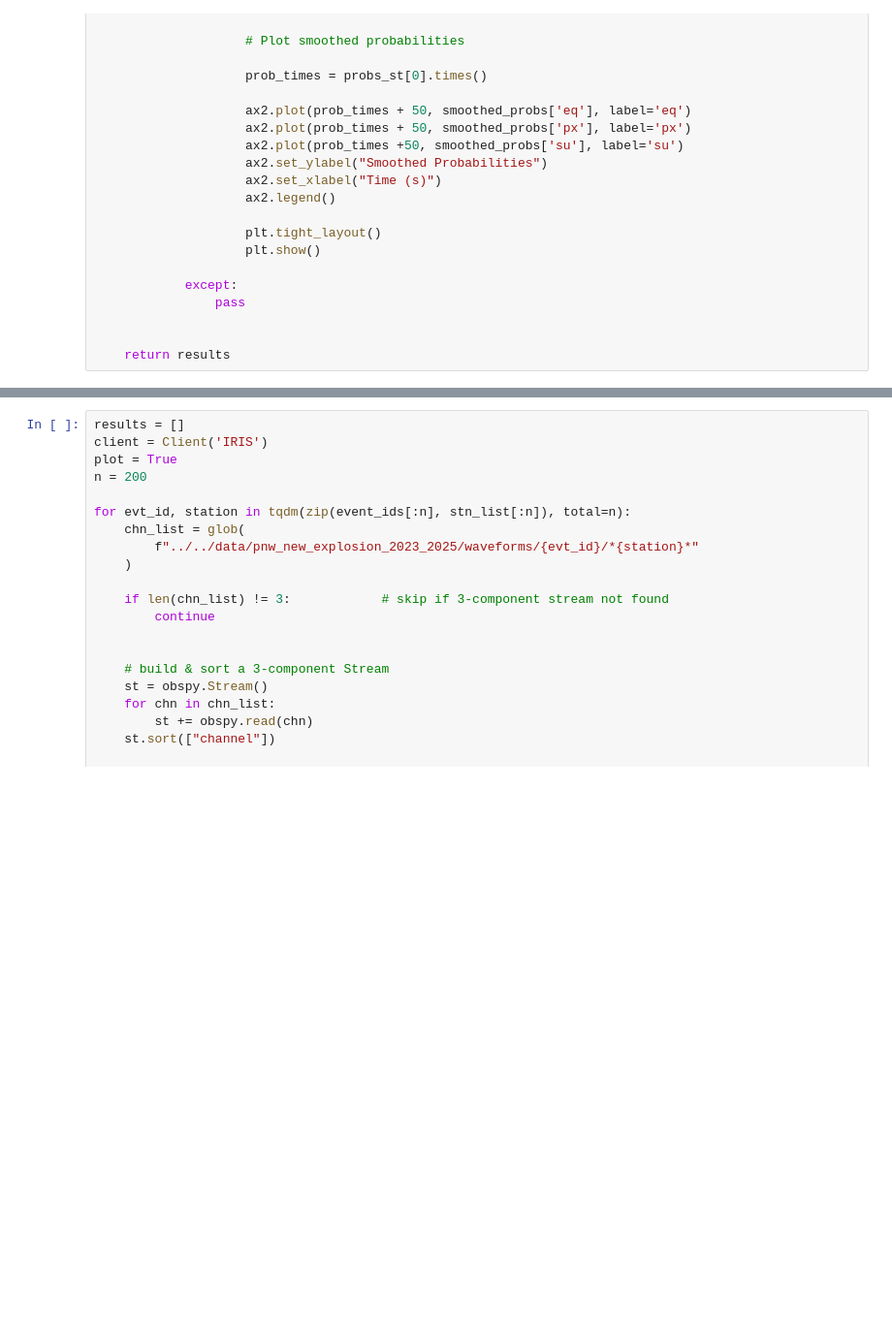
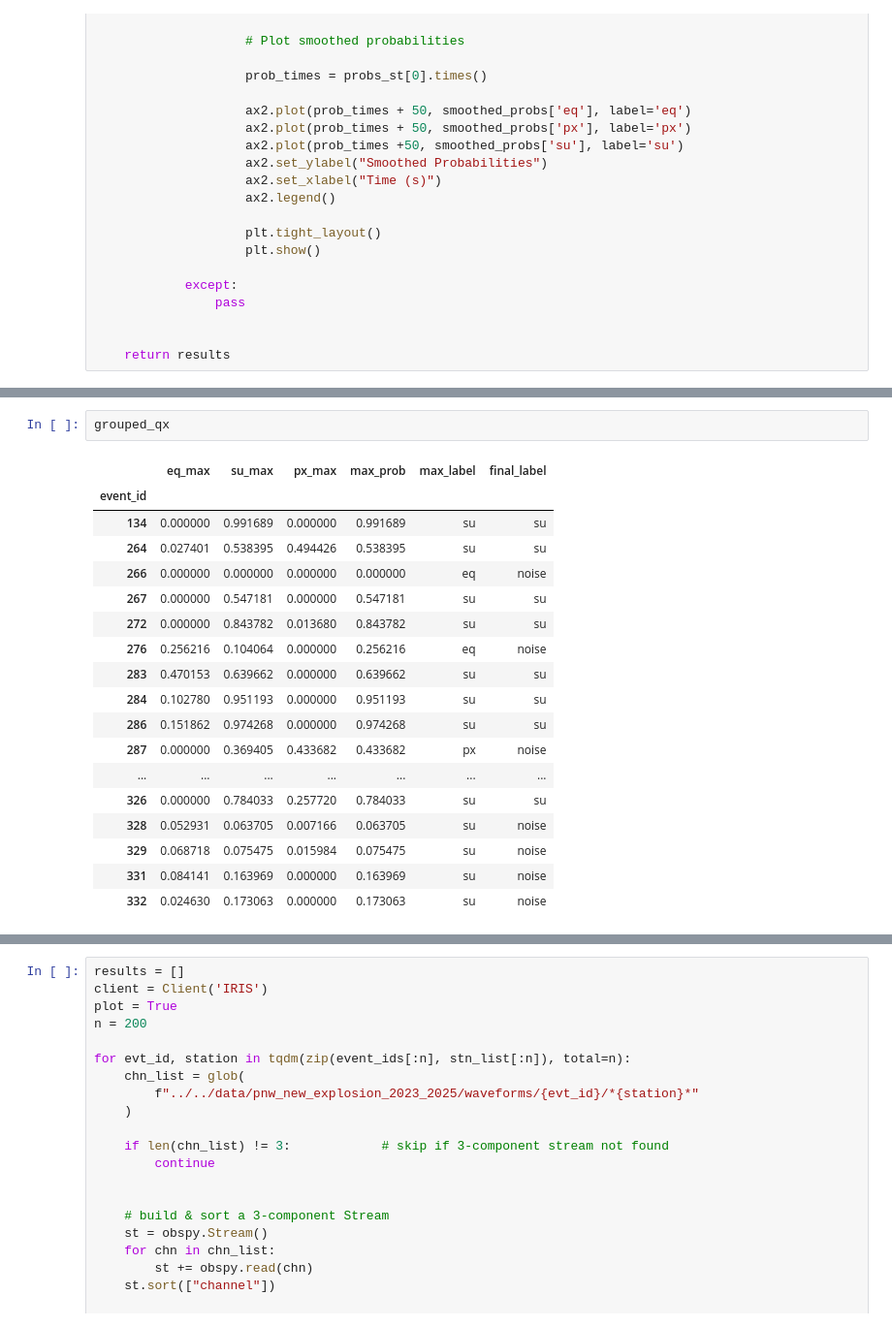
Before and after one commit to Akashkharita/PNW_Seismic_Event_Classification, a Jupyter notebook: deep_learning/notebooks/testing_on_new_esec_events.ipynb, the cells around one changed output, grey strips where cells are left out. Shown at 97% size. Cells and saved outputs as stored; diff of their text form; blank space fills up the shorter version.

```diff
--- a/deep_learning/notebooks/testing_on_new_esec_events.ipynb
+++ b/deep_learning/notebooks/testing_on_new_esec_events.ipynb
@@ -612,0 +664,21 @@ plt.show()
+# %%
+grouped_qx
+# %% [output]
+|  | eq_max | su_max | px_max | max_prob | max_label | final_label |
+| event_id |  |  |  |  |  |  |
+| 134 | 0.000000 | 0.991689 | 0.000000 | 0.991689 | su | su |
+| 264 | 0.027401 | 0.538395 | 0.494426 | 0.538395 | su | su |
+| 266 | 0.000000 | 0.000000 | 0.000000 | 0.000000 | eq | noise |
+| 267 | 0.000000 | 0.547181 | 0.000000 | 0.547181 | su | su |
+| 272 | 0.000000 | 0.843782 | 0.013680 | 0.843782 | su | su |
+| 276 | 0.256216 | 0.104064 | 0.000000 | 0.256216 | eq | noise |
+| 283 | 0.470153 | 0.639662 | 0.000000 | 0.639662 | su | su |
+| 284 | 0.102780 | 0.951193 | 0.000000 | 0.951193 | su | su |
+| 286 | 0.151862 | 0.974268 | 0.000000 | 0.974268 | su | su |
+| 287 | 0.000000 | 0.369405 | 0.433682 | 0.433682 | px | noise |
+| ... | ... | ... | ... | ... | ... | ... |
+| 326 | 0.000000 | 0.784033 | 0.257720 | 0.784033 | su | su |
+| 328 | 0.052931 | 0.063705 | 0.007166 | 0.063705 | su | noise |
+| 329 | 0.068718 | 0.075475 | 0.015984 | 0.075475 | su | noise |
+| 331 | 0.084141 | 0.163969 | 0.000000 | 0.163969 | su | noise |
+| 332 | 0.024630 | 0.173063 | 0.000000 | 0.173063 | su | noise |
```
Also changed, not shown: parts of 22 cells of this notebook.
